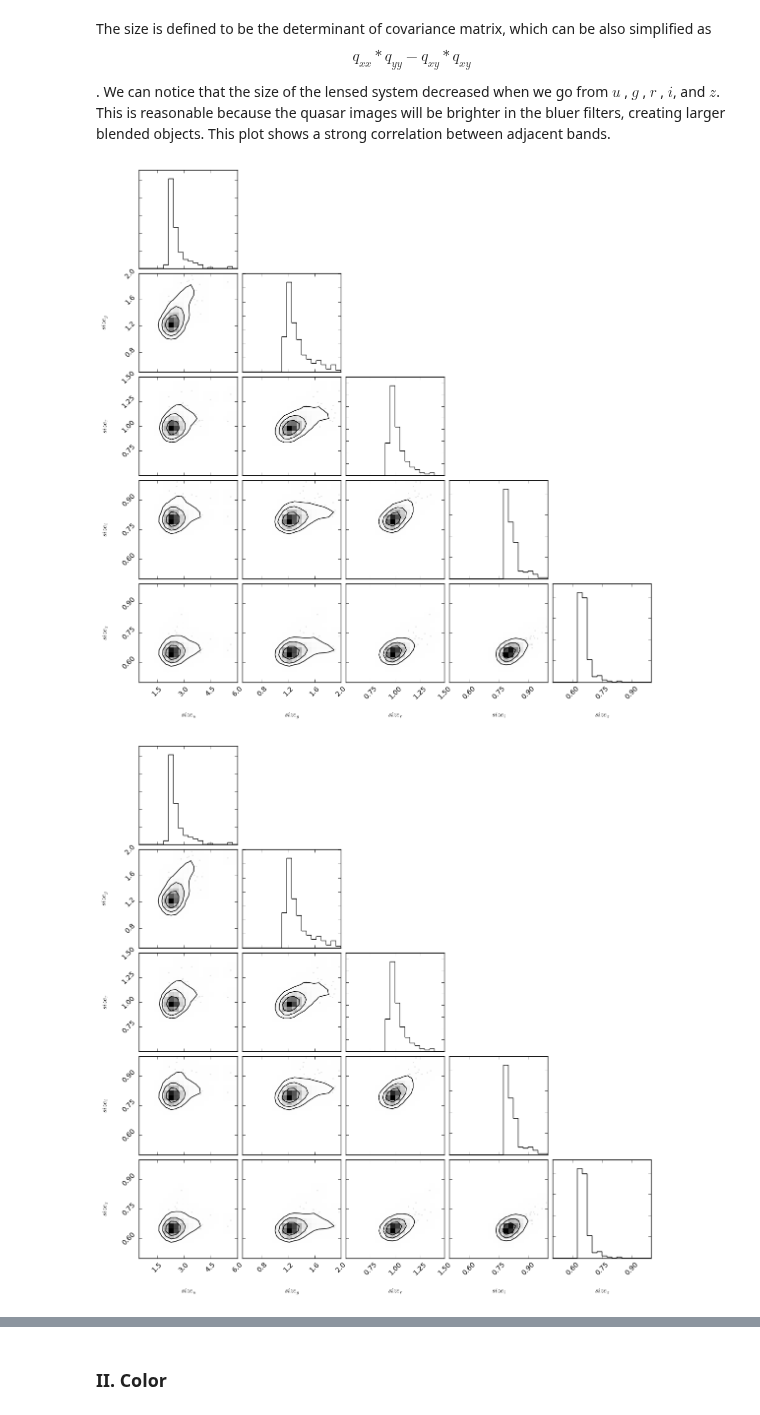
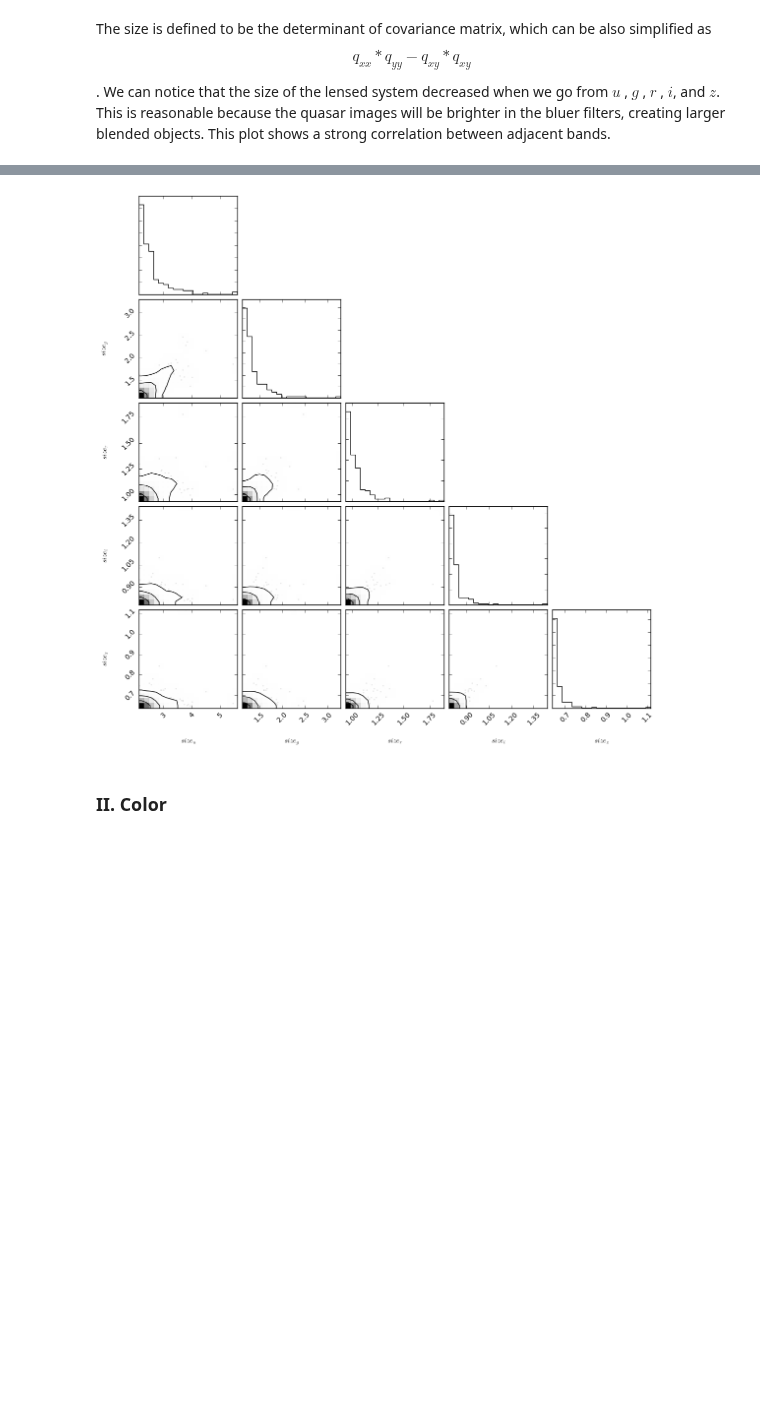
Before and after one commit to jiwoncpark/SLRealizer, a Jupyter notebook: python/desc/slrealizer/Cornerplot.ipynb, the cells around one changed output, grey strips where cells are left out. Cells and saved outputs as stored; diff of their text form; code cells hidden in the pictures; blank space fills up the shorter version.

```diff
--- a/python/desc/slrealizer/Cornerplot.ipynb
+++ b/python/desc/slrealizer/Cornerplot.ipynb
@@ -61,8 +61,6 @@ or specify columns in the source table that you want to see in the cornerplot.
 # %% [markdown]
 The size is defined to be the determinant of covariance matrix, which can be also simplified as
 $$q_{xx} * q_{yy} - q_{xy} * q_{xy}$$. We can notice that the size of the lensed system decreased when we go from $u$ , $g$ , $r$ , $i$, and $z$. This is reasonable because the quasar images will be brighter in the bluer filters, creating larger blended objects. This plot shows a strong correlation between adjacent bands.
-# %%
-realizer.generate_cornerplot(object_table_dir='../../../data/object_table.csv', option='size', range=[(0.5, 6.0), (0.5, 2.0), (0.5, 1.50), (0.5, 1.0), (0.5, 1.0)])
-# %% [output]
-[figure, removed]
-[figure, removed]
+# %%
+fig = realizer.generate_cornerplot(object_table_dir='../../../data/object_table.csv', option=['size'])
+# %% [output]
@@ -69,3 +68,4 @@ realizer.generate_cornerplot(object_table_dir='../../../data/object_table.csv',
+[figure, added]
 # %% [markdown]
 ### II. Color
 # %% [markdown]
```
Also changed, not shown: parts of 9 cells of this notebook, 2 other files.
